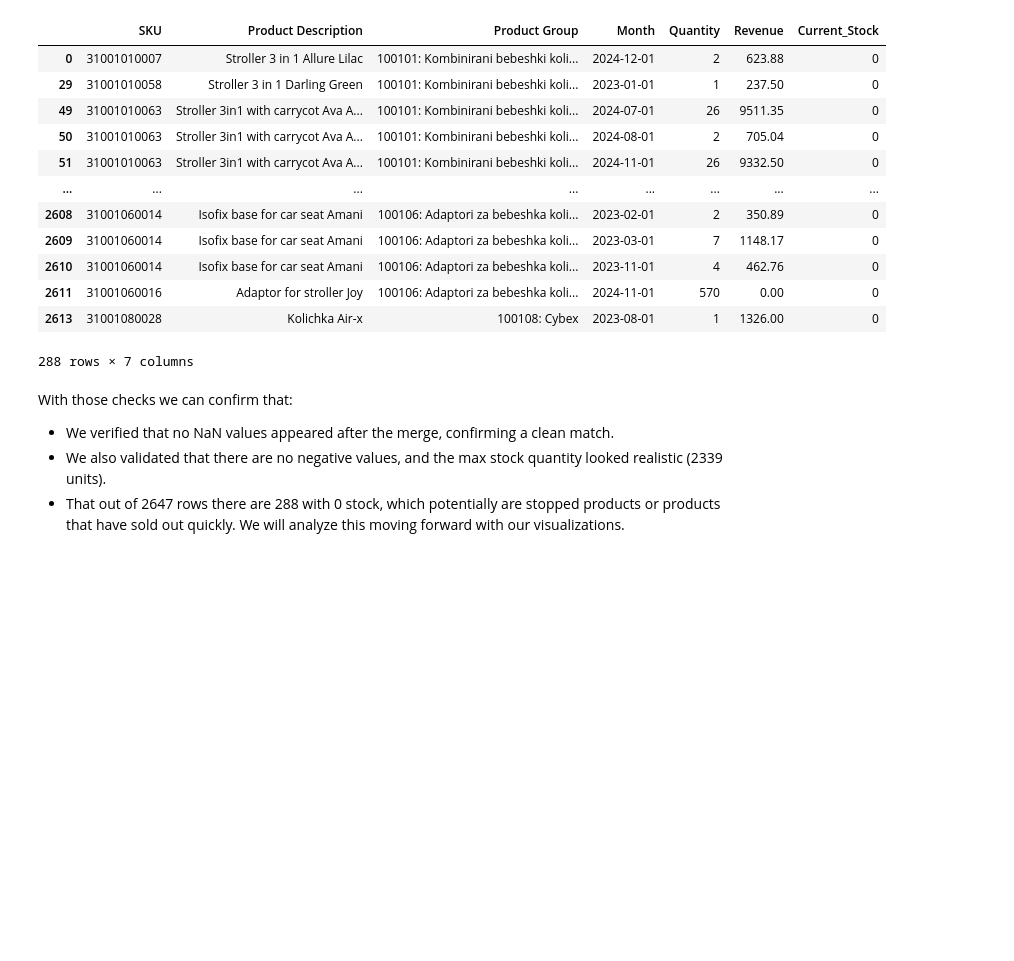
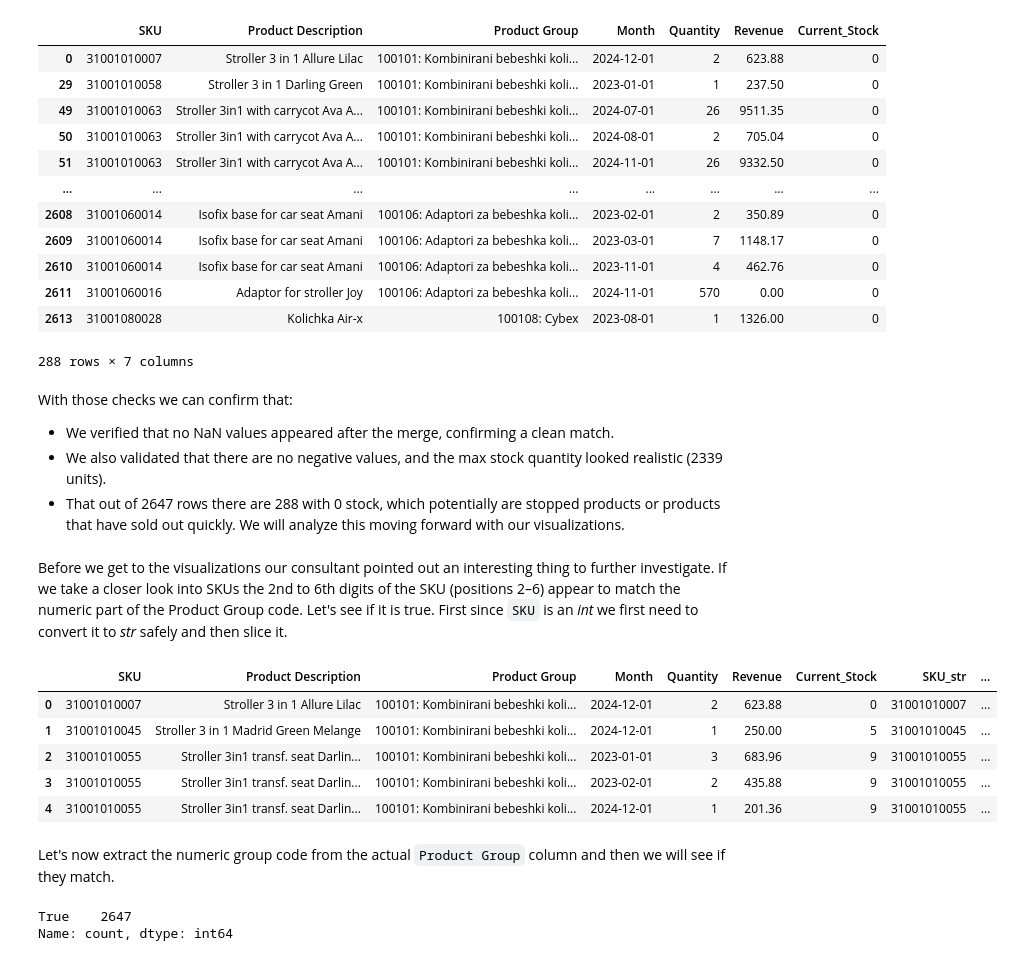
Before and after one commit to AntoDavidov/model, a Jupyter notebook: master-kikka-boo-predictor.ipynb, the cells around one changed output. Drawn from its saved outputs; the diff is of its cells as text; code cells hidden in the pictures; blank space fills up the shorter version.

```diff
--- a/master-kikka-boo-predictor.ipynb
+++ b/master-kikka-boo-predictor.ipynb
@@ -442,3 +457,5 @@ With those checks we can confirm that:
 - We verified that no NaN values appeared after the merge, confirming a clean match.
 - We also validated that there are no negative values, and the max stock quantity looked realistic (2339 units).
 - That out of 2647 rows there are 288 with 0 stock, which potentially are stopped products or products that have sold out quickly. We will analyze this moving forward with our visualizations.
+# %% [markdown]
+Before we get to the visualizations our consultant pointed out an interesting thing to further investigate. If we take a closer look into SKUs the 2nd to 6th digits of the SKU (positions 2–6) appear to match the numeric part of the Product Group code. Let's see if it is true. First since `SKU` is an *int* we first need to convert it to *str* safely and then slice it.
@@ -444,0 +465,11 @@ With those checks we can confirm that:
+# %%
+merged_df.head(5)
+# %% [output]
+|  | SKU | Product Description | Product Group | Month | Quantity | Revenue | Current_Stock | SKU_str | ... |
+| 0 | 31001010007 | Stroller 3 in 1 Allure Lilac | 100101: Kombinirani bebeshki koli... | 2024-12-01 | 2 | 623.88 | 0 | 31001010007 | ... |
+| 1 | 31001010045 | Stroller 3 in 1 Madrid Green Melange | 100101: Kombinirani bebeshki koli... | 2024-12-01 | 1 | 250.00 | 5 | 31001010045 | ... |
+| 2 | 31001010055 | Stroller 3in1 transf. seat Darlin... | 100101: Kombinirani bebeshki koli... | 2023-01-01 | 3 | 683.96 | 9 | 31001010055 | ... |
+| 3 | 31001010055 | Stroller 3in1 transf. seat Darlin... | 100101: Kombinirani bebeshki koli... | 2023-02-01 | 2 | 435.88 | 9 | 31001010055 | ... |
+| 4 | 31001010055 | Stroller 3in1 transf. seat Darlin... | 100101: Kombinirani bebeshki koli... | 2024-12-01 | 1 | 201.36 | 9 | 31001010055 | ... |
+# %% [markdown]
+Let's now extract the numeric group code from the actual `Product Group` column and then we will see if they match.
@@ -444,0 +478,5 @@ With those checks we can confirm that:
+# %%
+(merged_df['Extracted_Group_Code'] == merged_df['Group_Code_from_Label']).value_counts()
+# %% [output]
+True    2647
+Name: count, dtype: int64
```
Also changed, not shown: parts of 21 cells of this notebook.
